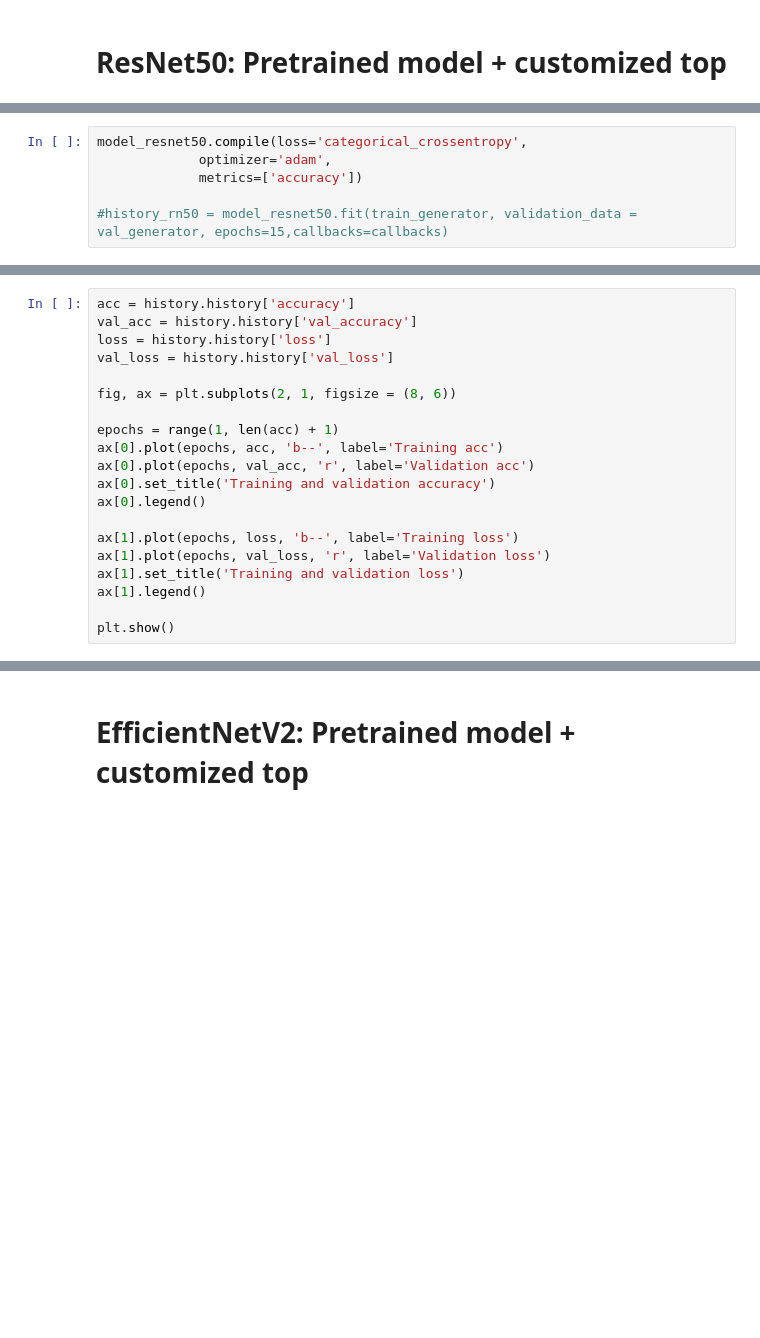
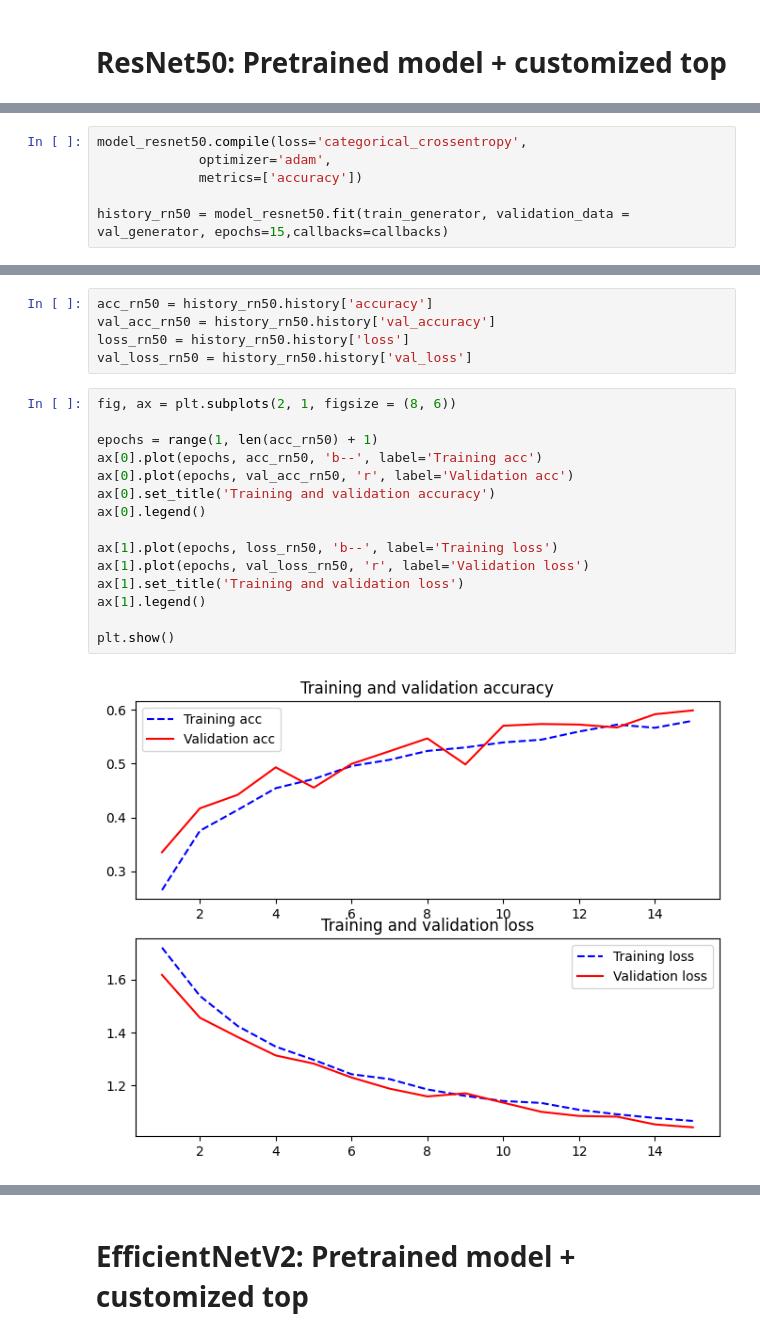
Before and after one commit to lorrespz/Image-Classification-Collection, a Jupyter notebook: natural-scenes-classification-resnet50-others.ipynb, the cells around one changed output, grey strips where cells are left out. Drawn from its saved outputs; the diff is of its cells as text; blank space fills up the shorter version.

```diff
--- a/natural-scenes-classification-resnet50-others.ipynb
+++ b/natural-scenes-classification-resnet50-others.ipynb
@@ -176,4 +174,4 @@ model_resnet50.compile(loss='categorical_crossentropy',
              optimizer='adam',
              metrics=['accuracy'])
 
-#history_rn50 = model_resnet50.fit(train_generator, validation_data = val_generator, epochs=15,callbacks=callbacks)
+history_rn50 = model_resnet50.fit(train_generator, validation_data = val_generator, epochs=15,callbacks=callbacks)
@@ -180,23 +196,25 @@ model_resnet50.compile(loss='categorical_crossentropy',
+# %%
+acc_rn50 = history_rn50.history['accuracy']
+val_acc_rn50 = history_rn50.history['val_accuracy']
+loss_rn50 = history_rn50.history['loss']
+val_loss_rn50 = history_rn50.history['val_loss']
 # %%
-acc = history.history['accuracy']
-val_acc = history.history['val_accuracy']
-loss = history.history['loss']
-val_loss = history.history['val_loss']
-
 fig, ax = plt.subplots(2, 1, figsize = (8, 6))
 
-epochs = range(1, len(acc) + 1)
-ax[0].plot(epochs, acc, 'b--', label='Training acc')
-ax[0].plot(epochs, val_acc, 'r', label='Validation acc')
+epochs = range(1, len(acc_rn50) + 1)
+ax[0].plot(epochs, acc_rn50, 'b--', label='Training acc')
+ax[0].plot(epochs, val_acc_rn50, 'r', label='Validation acc')
 ax[0].set_title('Training and validation accuracy')
 ax[0].legend()
 
-ax[1].plot(epochs, loss, 'b--', label='Training loss')
-ax[1].plot(epochs, val_loss, 'r', label='Validation loss')
+ax[1].plot(epochs, loss_rn50, 'b--', label='Training loss')
+ax[1].plot(epochs, val_loss_rn50, 'r', label='Validation loss')
 ax[1].set_title('Training and validation loss')
 ax[1].legend()
 
 plt.show()
+# %% [output]
+[figure, added]
 # %%
 pred_resnet50 = model_resnet50.predict(test_generator)
 y_test = test_generator.classes
```
Also changed, not shown: parts of 46 cells of this notebook.
